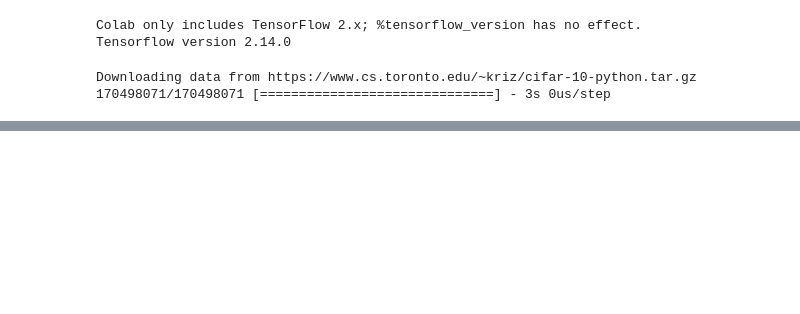
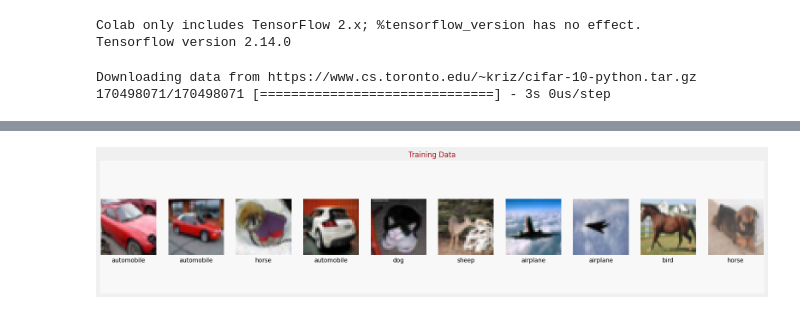
Before and after one commit to eddieward21/Resnet50-transfer-learning, a Jupyter notebook: resnet_50_transfer_learning.ipynb, the cells around one changed output, grey strips where cells are left out. Cells and saved outputs as stored; diff of their text form; code cells hidden in the pictures; blank space fills up the shorter version.

```diff
--- a/resnet_50_transfer_learning.ipynb
+++ b/resnet_50_transfer_learning.ipynb
@@ -71,4 +71,6 @@ IndexError: ignored
 # %%
-display_images(validation_images, validation_labels, validation_labels, "Training_Data")
+display_images(validation_images, validation_labels, validation_labels, "Training Data" )
+# %% [output]
+[figure, added]
 # %%
 validation_images[0].astype('float32').shape
```
Also changed, not shown: parts of 7 cells of this notebook.
